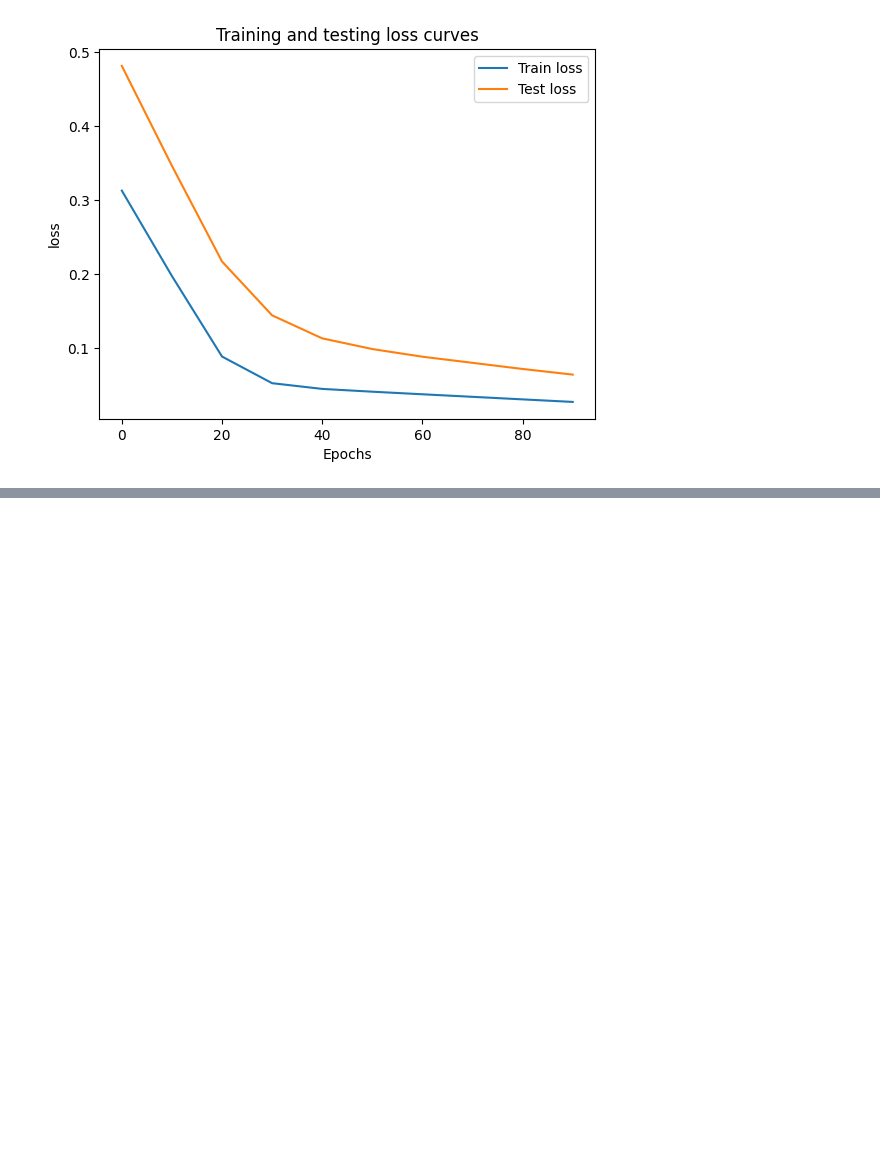
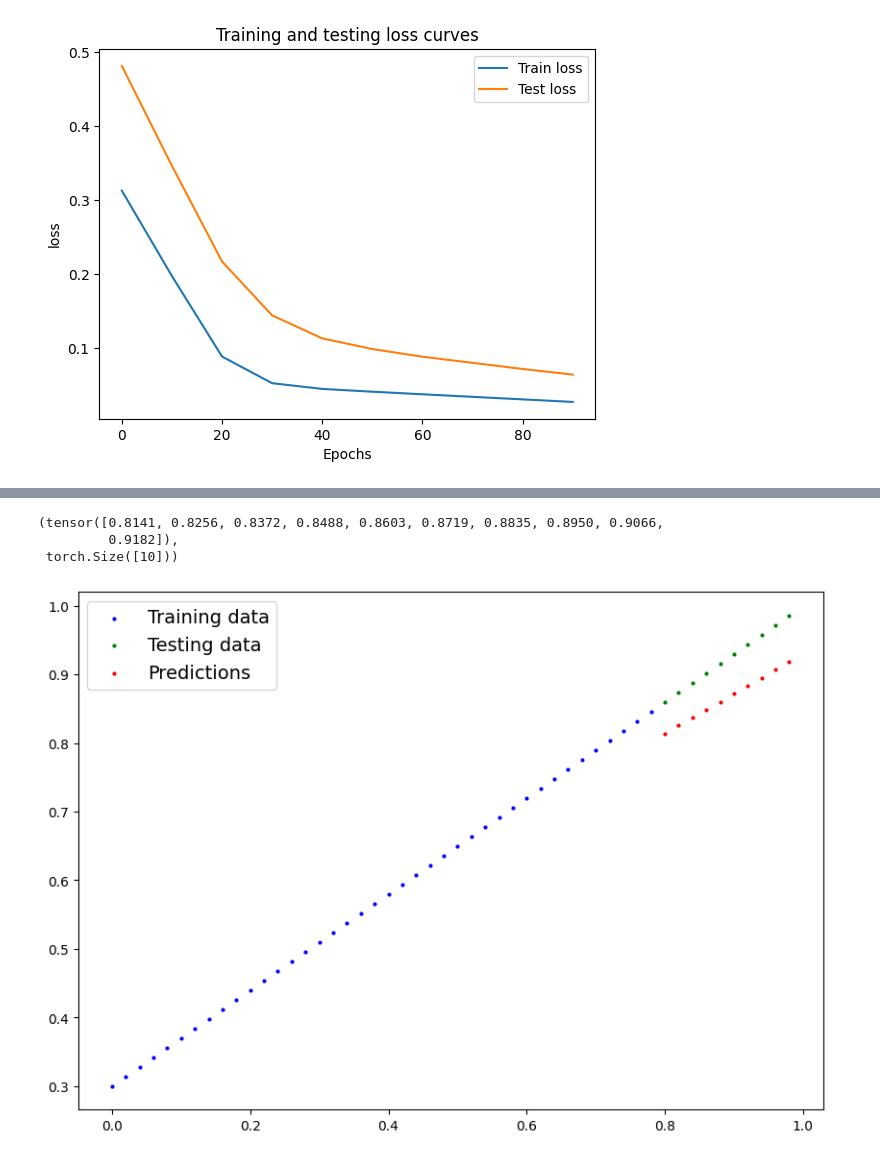
Before and after one commit to Amr-Abdellatif/learn-deep-learning-using-pytorch, a Jupyter notebook: videos_walkthrough/01_starting_pytorch_workflow_video.ipynb, the cells around one changed output, grey strips where cells are left out. Drawn from its saved outputs; the diff is of its cells as text; code cells hidden in the pictures; blank space fills up the shorter version.

```diff
--- a/videos_walkthrough/01_starting_pytorch_workflow_video.ipynb
+++ b/videos_walkthrough/01_starting_pytorch_workflow_video.ipynb
@@ -228,0 +239,15 @@ plt.legend()
+# %%
+model_0.eval()
+
+with torch.inference_mode():
+    y_pred_train = model_0(X_test)
+# %%
+y_pred_train , y_pred_train.shape
+# %% [output]
+(tensor([0.8141, 0.8256, 0.8372, 0.8488, 0.8603, 0.8719, 0.8835, 0.8950, 0.9066,
+         0.9182]),
+ torch.Size([10]))
+# %%
+plot_predictions(predictions=y_pred_train)
+# %% [output]
+[figure, added]
```
Also changed, not shown: parts of 13 cells of this notebook.
